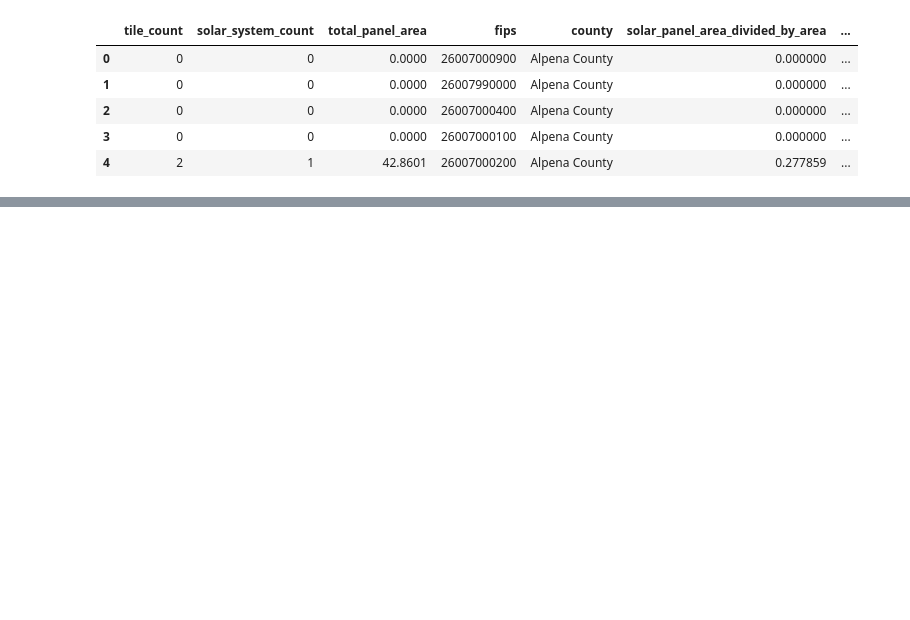
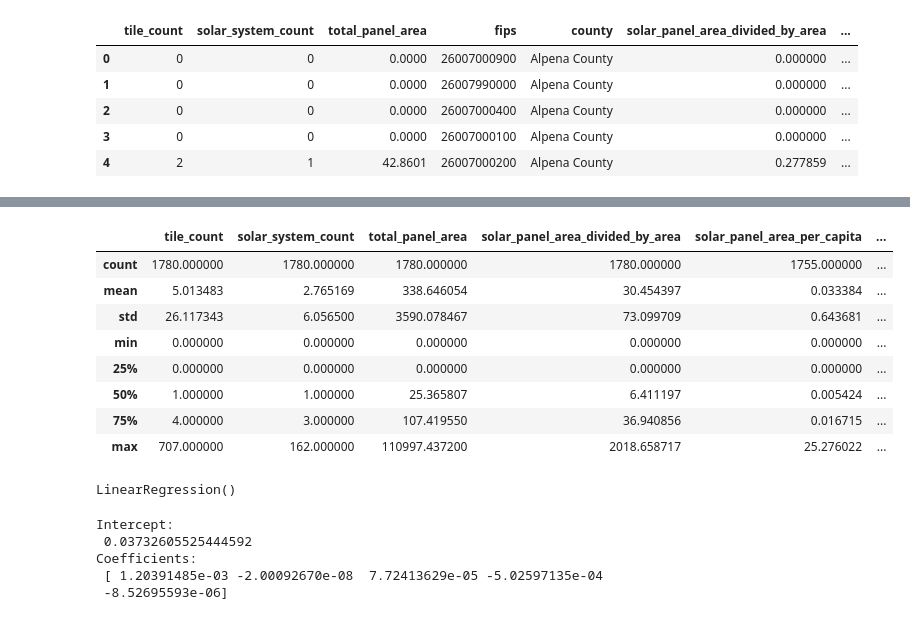
Before and after one commit to eescala2/Sunlight_Radiation_and_Solar_Panels, a Jupyter notebook: preliminary_sqlalchemy_preliminary_regression.ipynb, the cells around one changed output, grey strips where cells are left out. Drawn from its saved outputs; the diff is of its cells as text; code cells hidden in the pictures; blank space fills up the shorter version.

```diff
--- a/preliminary_sqlalchemy_preliminary_regression.ipynb
+++ b/preliminary_sqlalchemy_preliminary_regression.ipynb
@@ -38,0 +82,12 @@ dataFrame.head()
+# %%
+dataFrame.describe()
+# %% [output]
+|  | tile_count | solar_system_count | total_panel_area | solar_panel_area_divided_by_area | solar_panel_area_per_capita | ... |
+| count | 1780.000000 | 1780.000000 | 1780.000000 | 1780.000000 | 1755.000000 | ... |
+| mean | 5.013483 | 2.765169 | 338.646054 | 30.454397 | 0.033384 | ... |
+| std | 26.117343 | 6.056500 | 3590.078467 | 73.099709 | 0.643681 | ... |
+| min | 0.000000 | 0.000000 | 0.000000 | 0.000000 | 0.000000 | ... |
+| 25% | 0.000000 | 0.000000 | 0.000000 | 0.000000 | 0.000000 | ... |
+| 50% | 1.000000 | 1.000000 | 25.365807 | 6.411197 | 0.005424 | ... |
+| 75% | 4.000000 | 3.000000 | 107.419550 | 36.940856 | 0.016715 | ... |
+| max | 707.000000 | 162.000000 | 110997.437200 | 2018.658717 | 25.276022 | ... |
@@ -38,0 +99,14 @@ dataFrame.head()
+# %%
+regr=linear_model.LinearRegression()
+regr.fit(x,y)
+# %% [output]
+LinearRegression()
+# %%
+print('Intercept: \n', regr.intercept_)
+print('Coefficients: \n', regr.coef_)
+# %% [output]
+Intercept:
+ 0.03732605525444592
+Coefficients:
+ [ 1.20391485e-03 -2.00092670e-08  7.72413629e-05 -5.02597135e-04
+ -8.52695593e-06]
```
Also changed, not shown: parts of 10 cells of this notebook.
